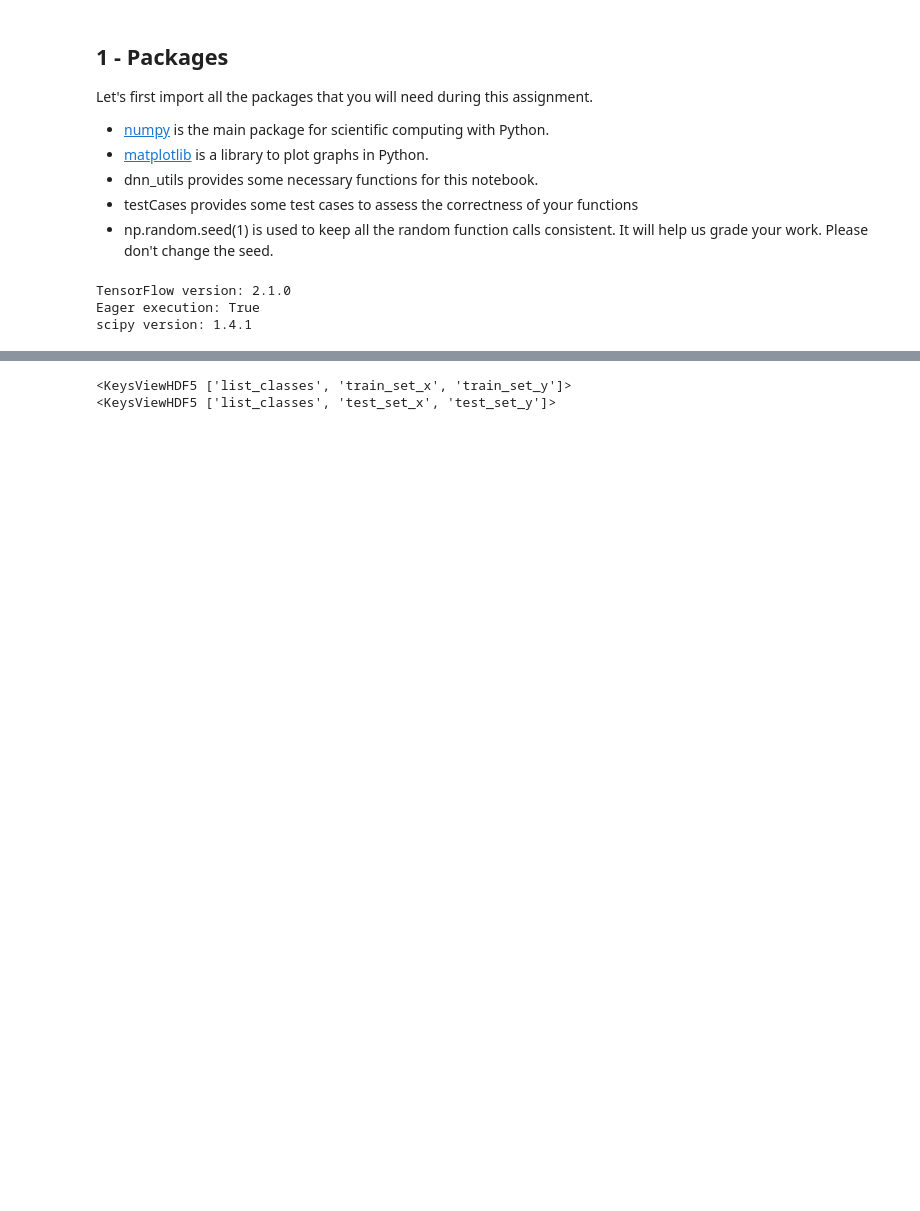
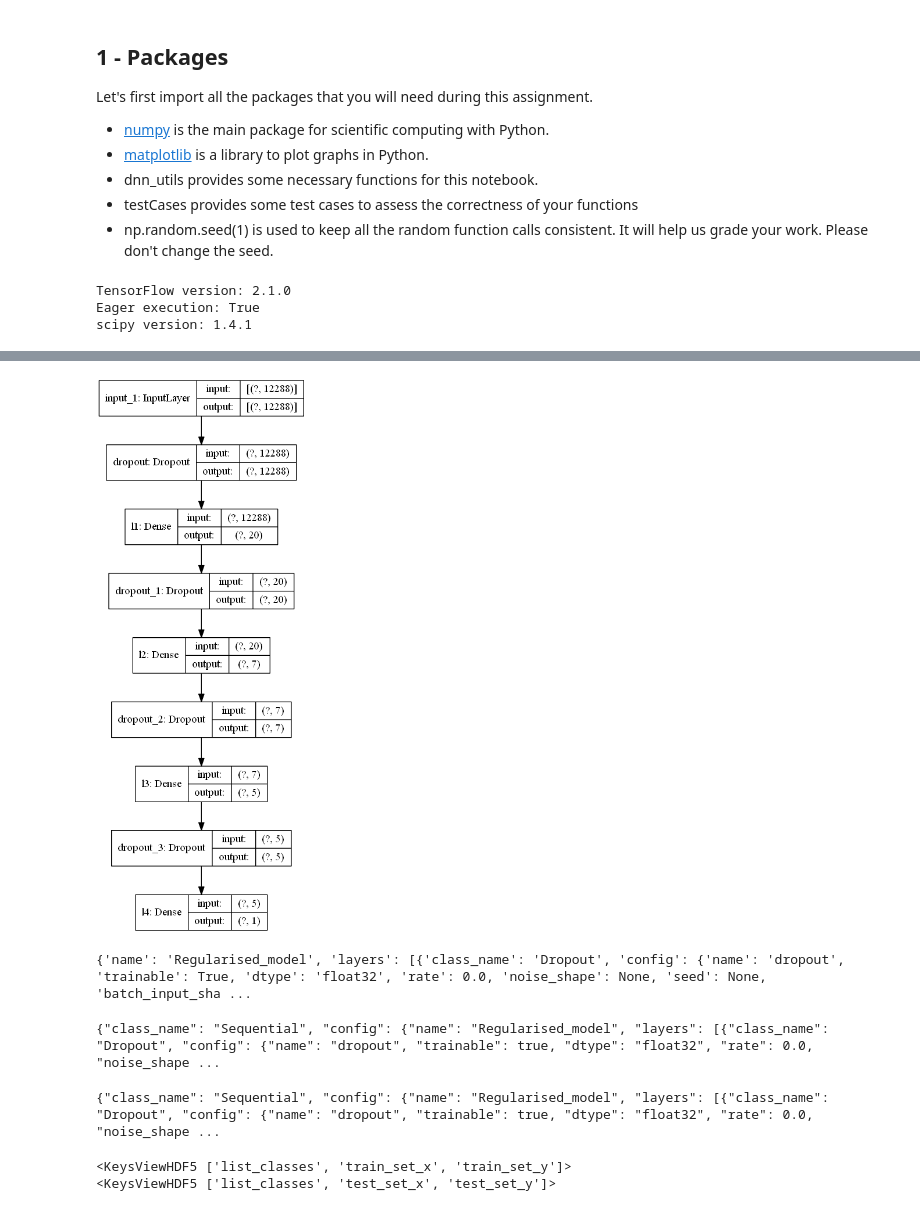
Before and after one commit to RobotEdh/RobotAI, a Jupyter notebook: 1_Deep_Neural_Network_tf_full.ipynb, the cells around one changed output, grey strips where cells are left out. Saved outputs shown, nothing was run; the diff lists cells and outputs as text; code cells hidden in the pictures; blank space fills up the shorter version.

```diff
--- a/1_Deep_Neural_Network_tf_full.ipynb
+++ b/1_Deep_Neural_Network_tf_full.ipynb
@@ -69,3 +69,9 @@ Total params: 245,973
 Trainable params: 245,973
 Non-trainable params: 0
 _________________________________________________________________
+# %%
+tf.keras.utils.plot_model(
+    model, show_shapes=True
+)
+# %% [output]
+[figure, added]
@@ -72,3 +82,28 @@ _________________________________________________________________
+# %%
+config_dict = model.get_config()
+print(config_dict)
+# %% [output]
+{'name': 'Regularised_model', 'layers': [{'class_name': 'Dropout', 'config': {'name': 'dropout', 'trainable': True, 'dtype': 'float32', 'rate': 0.0, 'noise_shape': None, 'seed': None, 'batch_input_sha ...
+# %%
+import json
+
+json_string = model.to_json()
+print(json_string)
+# Write out JSON config file
+
+with open('config.json', 'w') as f:
+    json.dump(json_string, f)
+del json_string
+# %% [output]
+{"class_name": "Sequential", "config": {"name": "Regularised_model", "layers": [{"class_name": "Dropout", "config": {"name": "dropout", "trainable": true, "dtype": "float32", "rate": 0.0, "noise_shape ...
+# %%
+# Read in JSON config file again
+
+with open('config.json', 'r') as f:
+    json_string = json.load(f)
+print(json_string)
+# %% [output]
+{"class_name": "Sequential", "config": {"name": "Regularised_model", "layers": [{"class_name": "Dropout", "config": {"name": "dropout", "trainable": true, "dtype": "float32", "rate": 0.0, "noise_shape ...
 # %%
 model.compile (
 #    optimizer=tf.keras.optimizers.SGD(learning_rate=0.0075),
```
Also changed, not shown: parts of 2 cells of this notebook, 4 other files.
